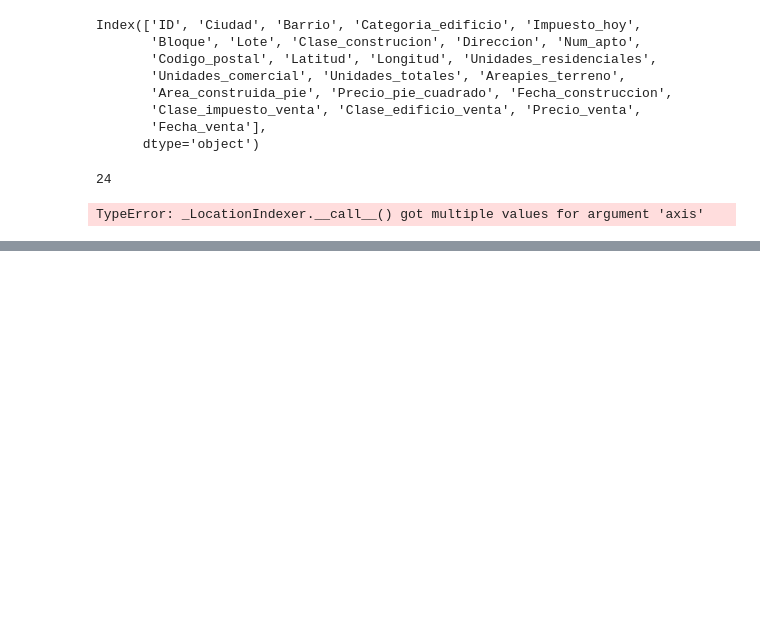
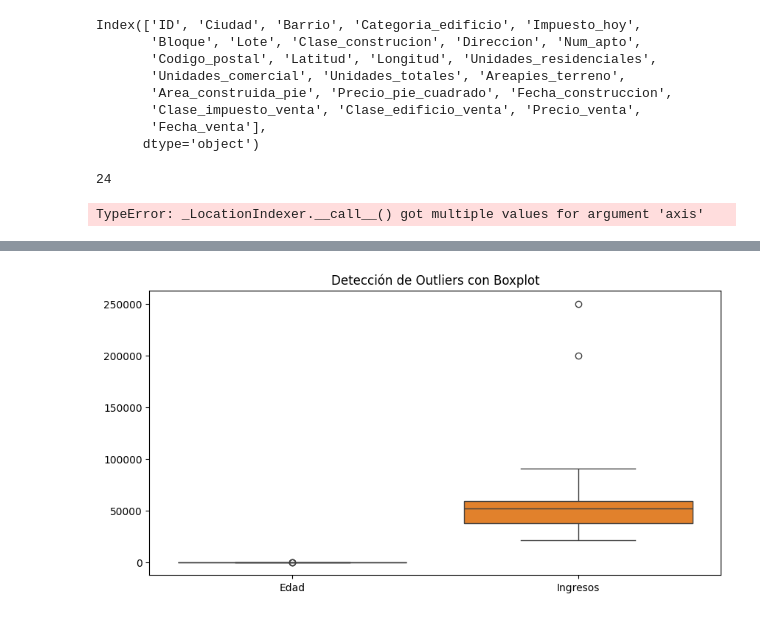
Before and after one commit to DAVIDCHIAC/apuntes_IA, a Jupyter notebook: Untitled9.ipynb, the cells around one changed output, grey strips where cells are left out. Saved outputs shown, nothing was run; the diff lists cells and outputs as text; code cells hidden in the pictures; blank space fills up the shorter version.

```diff
--- a/Untitled9.ipynb
+++ b/Untitled9.ipynb
@@ -560,0 +574,20 @@ TypeError: _LocationIndexer.__call__() got multiple values for argument 'axis'
+# %%
+import pandas as pd
+import numpy as np
+import seaborn as sns
+import matplotlib.pyplot as plt
+
+# Dataset simulado
+np.random.seed(42)
+data = pd.DataFrame({
+    "Edad": np.random.normal(30, 10, 100).tolist() + [100, 120],  # Valores atípicos
+    "Ingresos": np.random.normal(50000, 15000, 100).tolist() + [200000, 250000]
+})
+
+# Visualizar con boxplot
+plt.figure(figsize=(10, 5))
+sns.boxplot(data=data, orient="v")
+plt.title("Detección de Outliers con Boxplot")
+plt.show()
+# %% [output]
+[figure, added]
```
Also changed, not shown: parts of 6 cells of this notebook.
